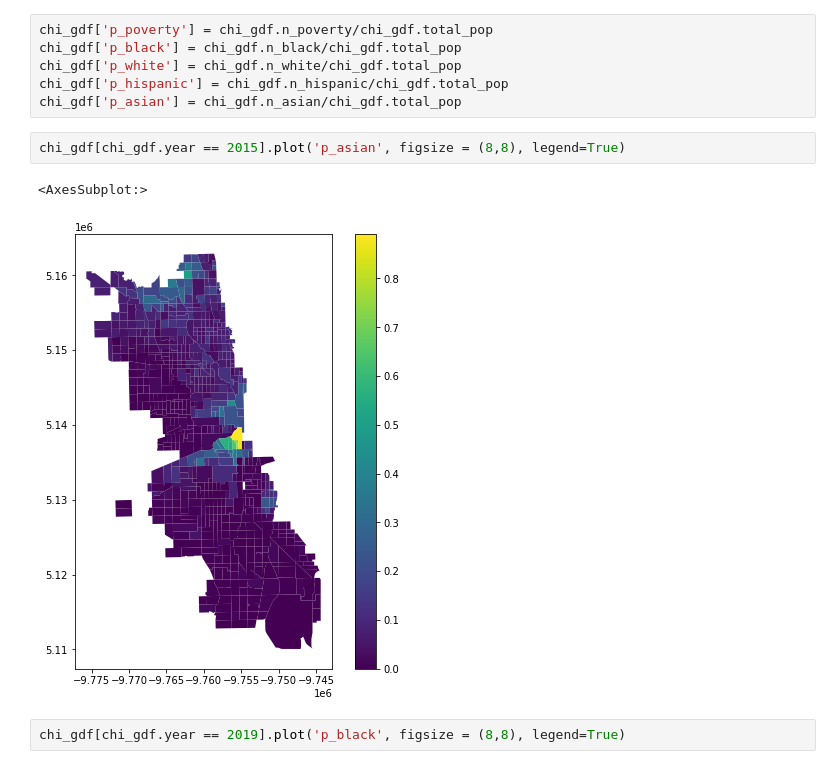
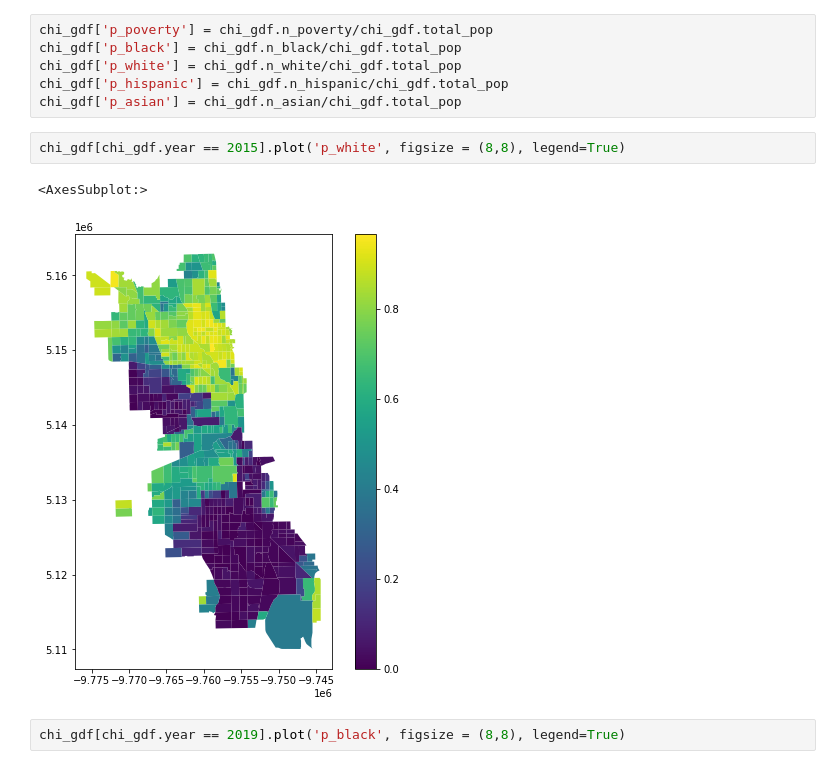
Before and after one commit to uchicago-CAPP30122-win-2022/proj-chicago-eats, a Jupyter notebook: cenpy_fetch.ipynb, the cells around one changed output. Drawn from its saved outputs; the diff is of its cells as text.

```diff
--- a/cenpy_fetch.ipynb
+++ b/cenpy_fetch.ipynb
@@ -33,10 +32,10 @@ chi_gdf['p_white'] = chi_gdf.n_white/chi_gdf.total_pop
 chi_gdf['p_hispanic'] = chi_gdf.n_hispanic/chi_gdf.total_pop
 chi_gdf['p_asian'] = chi_gdf.n_asian/chi_gdf.total_pop
 # %%
-chi_gdf[chi_gdf.year == 2015].plot('p_asian', figsize = (8,8), legend=True)
+chi_gdf[chi_gdf.year == 2015].plot('p_white', figsize = (8,8), legend=True)
 # %% [output]
 <AxesSubplot:>
-[figure, old version]
+[figure, new version]
 # %%
 chi_gdf[chi_gdf.year == 2019].plot('p_black', figsize = (8,8), legend=True)
 # %% [output]
```
Also changed, not shown: parts of 1 cell of this notebook.
